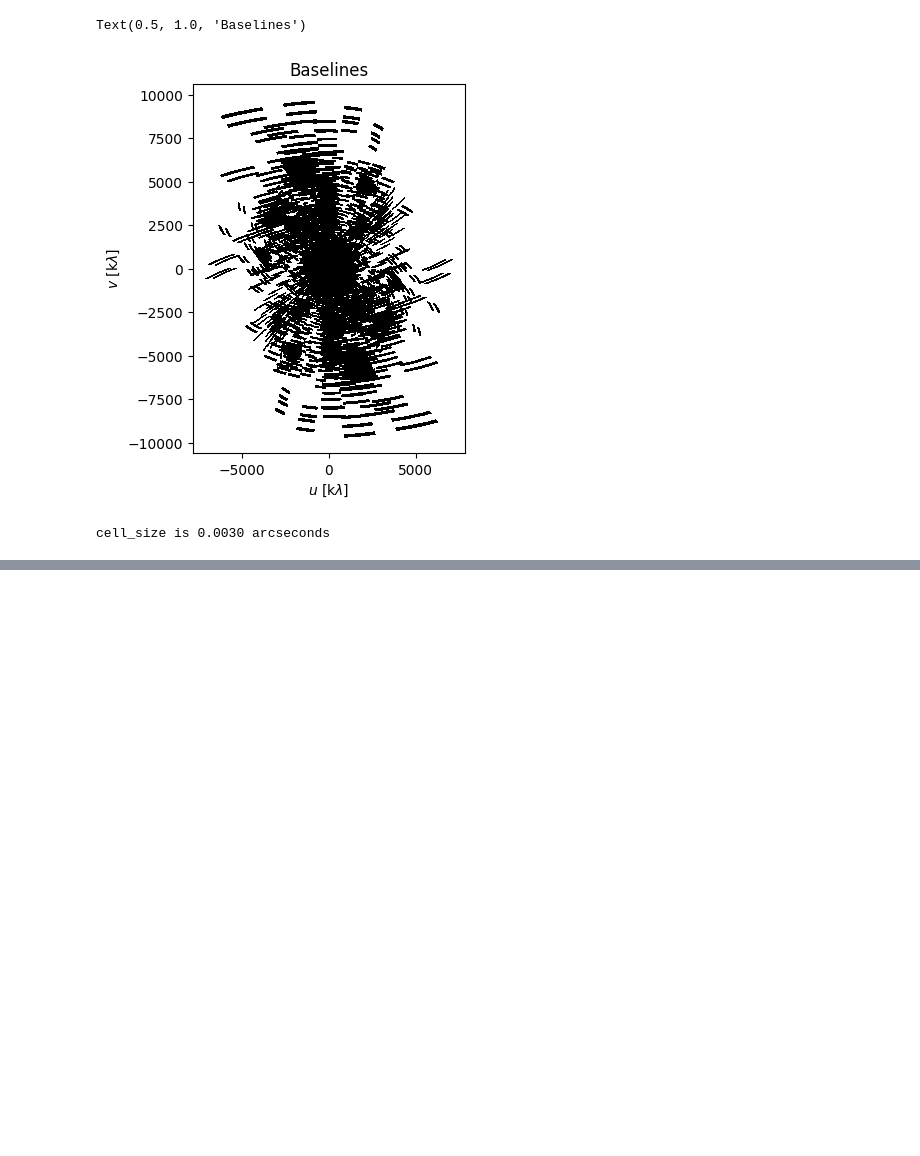
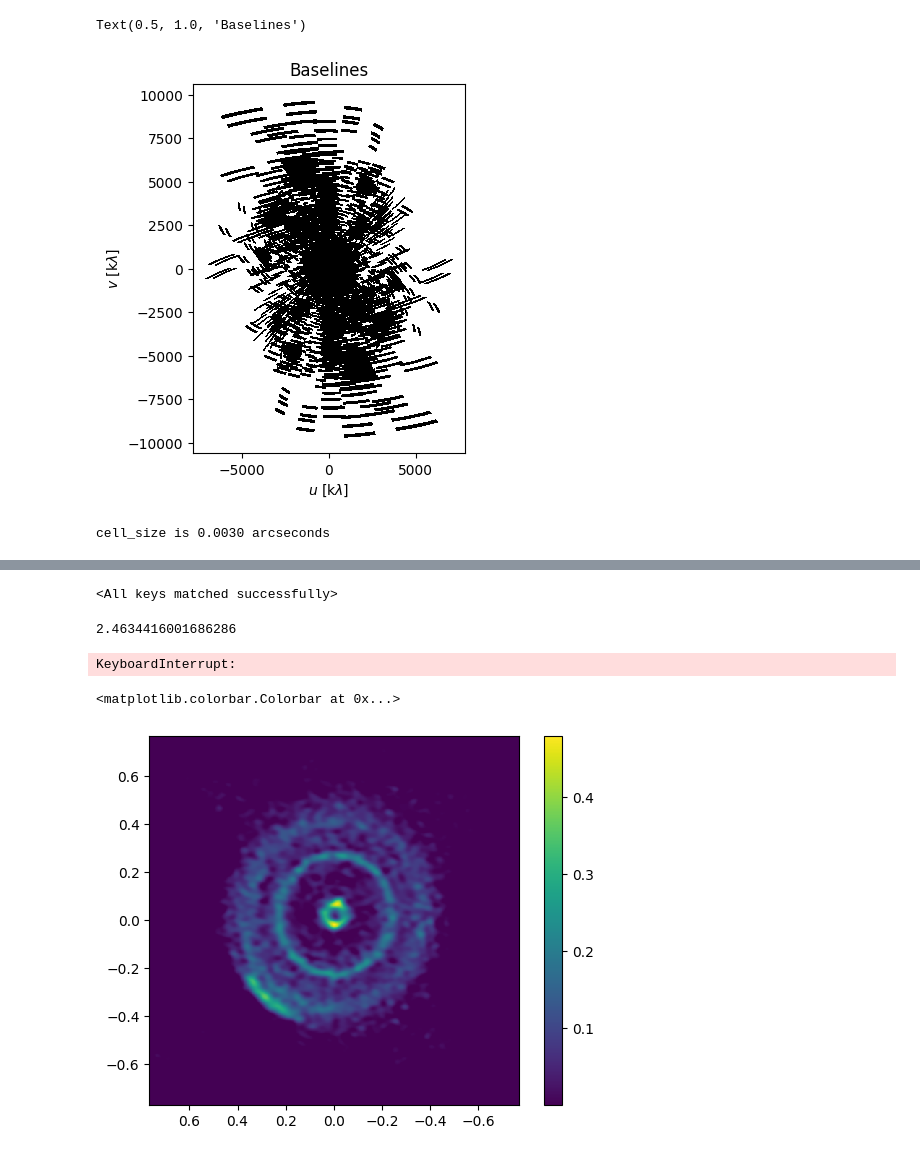
Before and after one commit to EnceladeCandy/diffusion-radio-astronomy, a Jupyter notebook: notebooks/notebooks_by_misha/mpol_exploration.ipynb, the cells around one changed output, grey strips where cells are left out. Drawn from its saved outputs; the diff is of its cells as text; code cells hidden in the pictures; blank space fills up the shorter version.

```diff
--- a/notebooks/notebooks_by_misha/mpol_exploration.ipynb
+++ b/notebooks/notebooks_by_misha/mpol_exploration.ipynb
@@ -188,0 +266,6 @@ os.makedirs(logs_base_dir, exist_ok=True)
+# %%
+model.load_state_dict(
+    torch.load("model.pt")
+)  # load our initialized model from the previous section
+# %% [output]
+<All keys matched successfully>
@@ -188,0 +284,20 @@ os.makedirs(logs_base_dir, exist_ok=True)
+# %%
+config = (
+    {  # config includes the hyperparameters used in the function and in the optimizer
+        "lr": 0.3,
+        'lambda_sparsity': 1.8e-4,
+        'lambda_TV': 2.3e-5,
+        'entropy': 7.4e-06,
+        'prior_intensity': 5.0e-07,
+        'TSV': 1.0e-02,
+        "epochs": 1000,
+    }
+)
+# %%
+optimizer = torch.optim.Adam(
+    model.parameters(), lr=config["lr"]
+)  # create our optimizer, using the learning rate from config
+# %%
+train(model, dataset, optimizer, config, writer=None)
+# %% [output]
+2.4634416001686286
@@ -188,0 +366,12 @@ os.makedirs(logs_base_dir, exist_ok=True)
+# %%
+# new directory to write the progress of our first cross val. loop to
+#cv_log_dir1 = logs_base_dir + "cv/cv1/"
+#cv_writer1 = SummaryWriter(cv_log_dir1)
+#os.makedirs(cv_log_dir1, exist_ok=True)
+
+cv_score1 = cross_validate(
+    model, new_config, k_fold_datasets, MODEL_PATH, writer=None
+)
+print(f"Cross Validation Score: {cv_score1}")
+# %% [output]
+KeyboardInterrupt:
@@ -188,0 +421,12 @@ os.makedirs(logs_base_dir, exist_ok=True)
+# %%
+fig, ax = plt.subplots()
+im = ax.imshow(
+    np.squeeze(model.icube.sky_cube.detach().cpu().numpy()),
+    origin="lower",
+    interpolation="none",
+    extent=model.icube.coords.img_ext,
+)
+plt.colorbar(im)
+# %% [output]
+<matplotlib.colorbar.Colorbar at 0x...>
+[figure, added]
```
Also changed, not shown: parts of 16 cells of this notebook, 1 other file.
